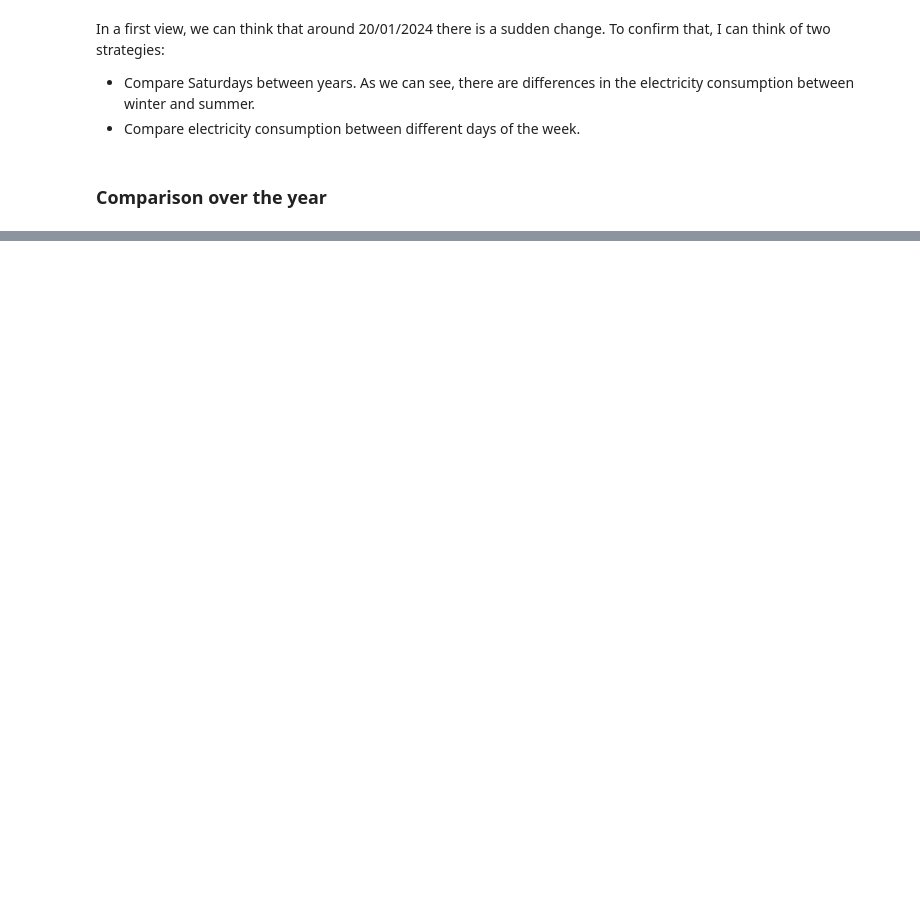
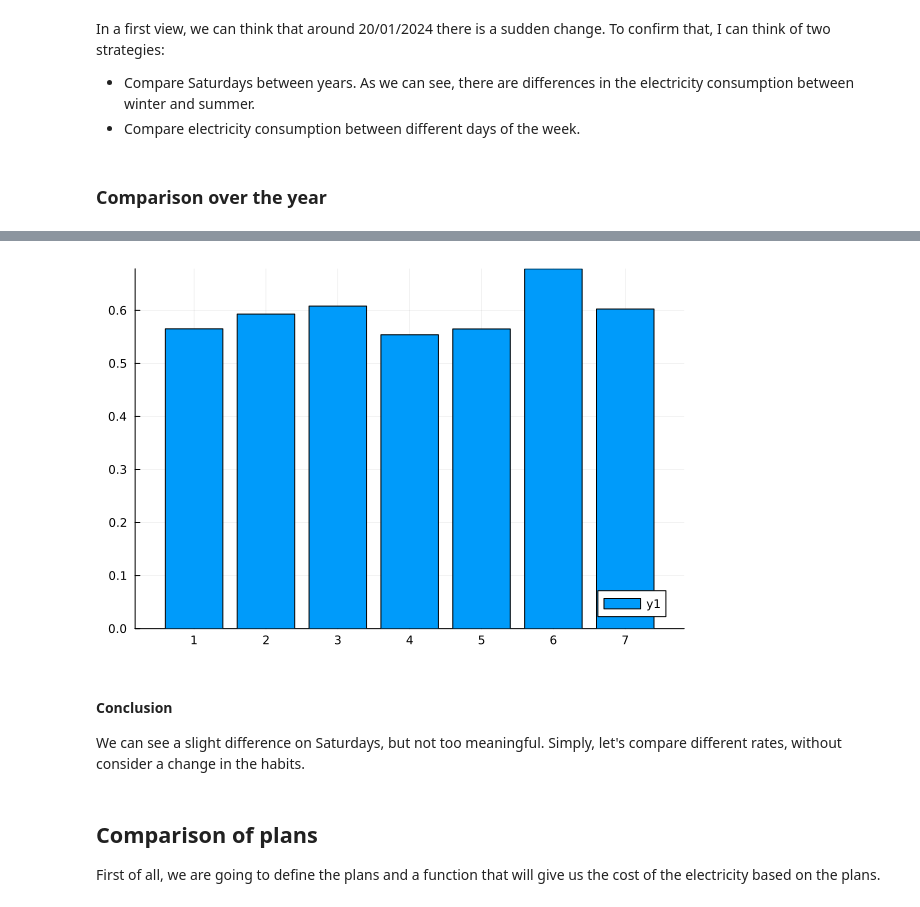
Before and after one commit to afcgotg/electricity-price, a Jupyter notebook: Electricity_price.ipynb, the cells around one changed output, grey strips where cells are left out. Cells and saved outputs as stored; diff of their text form; code cells hidden in the pictures; blank space fills up the shorter version.

```diff
--- a/Electricity_price.ipynb
+++ b/Electricity_price.ipynb
@@ -337,0 +394,2 @@ In a first view, we can think that around 20/01/2024 there is a sudden change. T
+# %%
+df_day_means = combine(groupby(df, :DayOfTheWeek), :kwh => mean)
@@ -337,0 +407,12 @@ In a first view, we can think that around 20/01/2024 there is a sudden change. T
+# %%
+bar(df_day_means.DayOfTheWeek, df_day_means.kwh_mean)
+# %% [output]
+[figure, added]
+# %% [markdown]
+#### Conclusion
+
+We can see a slight difference on Saturdays, but not too meaningful. Simply, let's compare different rates, without consider a change in the habits.
+# %% [markdown]
+## Comparison of plans
+
+First of all, we are going to define the plans and a function that will give us the cost of the electricity based on the plans.
```
Also changed, not shown: parts of 10 cells of this notebook.
